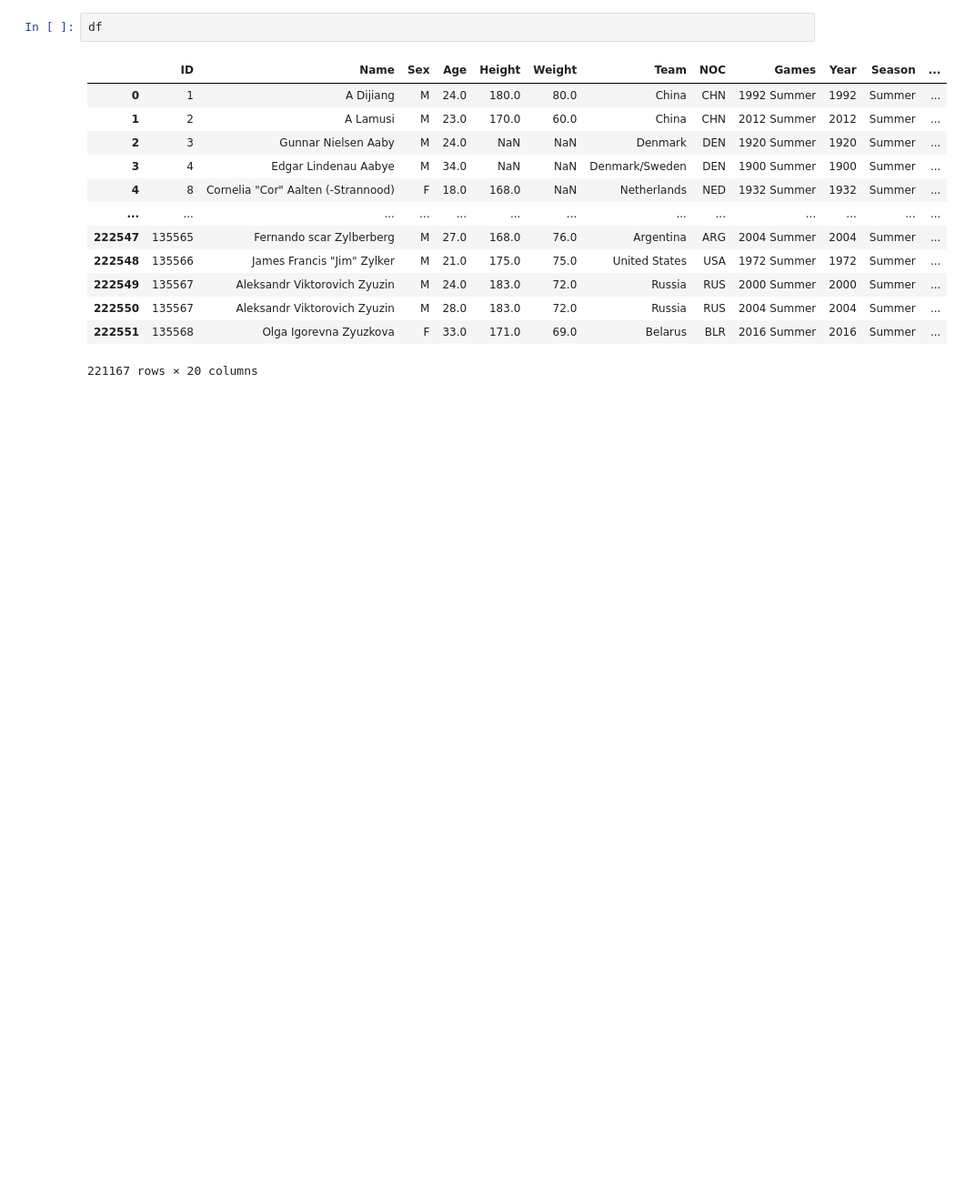
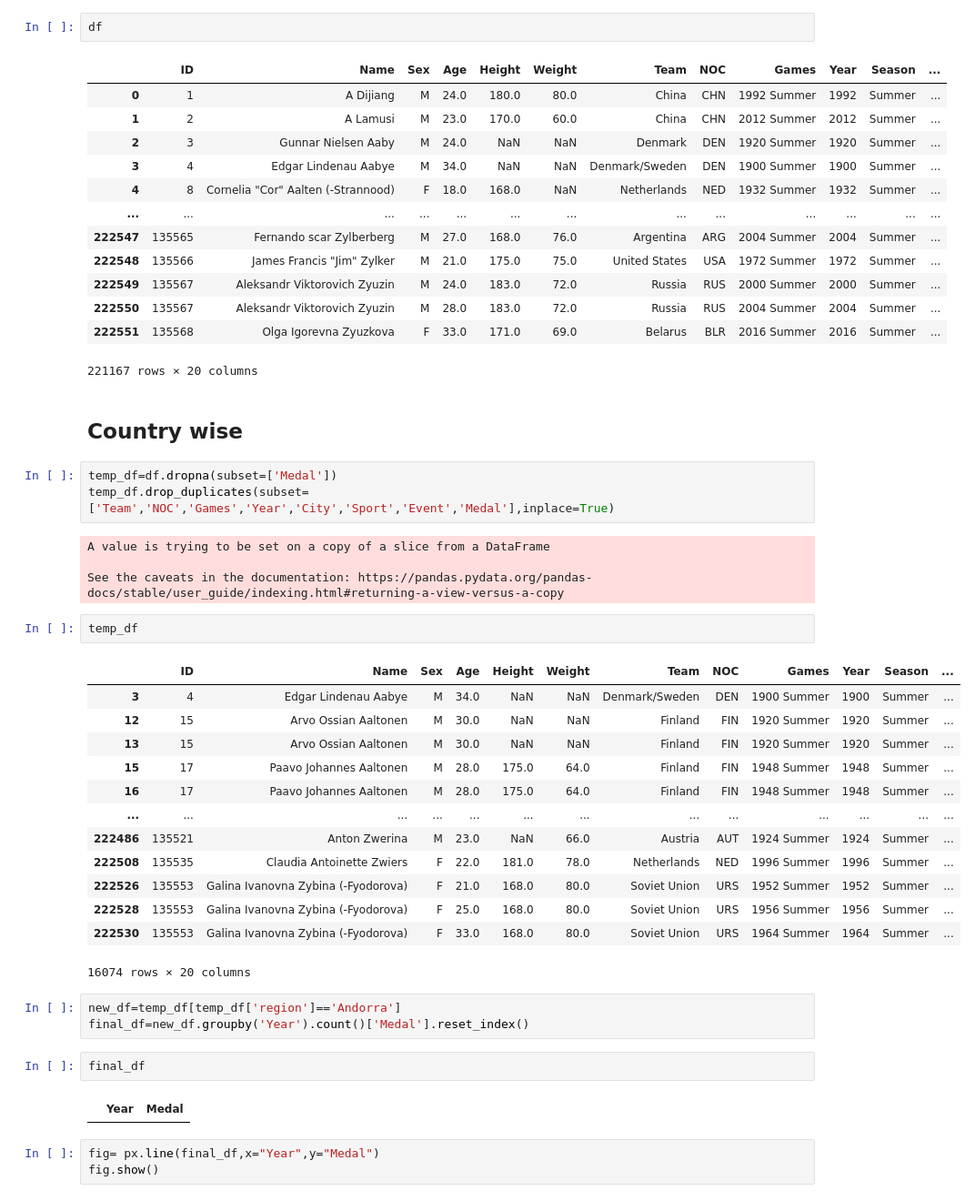
Before and after one commit to ghostridersahil/Olympics_data_analysis_with_user_interface, a Jupyter notebook: olympic_analysis.ipynb, the cells around one changed output. Shown at 91% size. Saved outputs shown, nothing was run; the diff lists cells and outputs as text; blank space fills up the shorter version.

```diff
--- a/olympic_analysis.ipynb
+++ b/olympic_analysis.ipynb
@@ -452,3 +470,39 @@ df
 | 222550 | 135567 | Aleksandr Viktorovich Zyuzin | M | 28.0 | 183.0 | 72.0 | Russia | RUS | 2004 Summer | 2004 | Summer | ... |
 | 222551 | 135568 | Olga Igorevna Zyuzkova | F | 33.0 | 171.0 | 69.0 | Belarus | BLR | 2016 Summer | 2016 | Summer | ... |
 221167 rows × 20 columns
+# %% [markdown]
+
+## Country wise
+# %%
+temp_df=df.dropna(subset=['Medal'])
+temp_df.drop_duplicates(subset=['Team','NOC','Games','Year','City','Sport','Event','Medal'],inplace=True)
+# %% [output]
+A value is trying to be set on a copy of a slice from a DataFrame
+
+See the caveats in the documentation: https://pandas.pydata.org/pandas-docs/stable/user_guide/indexing.html#returning-a-view-versus-a-copy
+# %%
+temp_df
+# %% [output]
+|  | ID | Name | Sex | Age | Height | Weight | Team | NOC | Games | Year | Season | ... |
+| 3 | 4 | Edgar Lindenau Aabye | M | 34.0 | NaN | NaN | Denmark/Sweden | DEN | 1900 Summer | 1900 | Summer | ... |
+| 12 | 15 | Arvo Ossian Aaltonen | M | 30.0 | NaN | NaN | Finland | FIN | 1920 Summer | 1920 | Summer | ... |
+| 13 | 15 | Arvo Ossian Aaltonen | M | 30.0 | NaN | NaN | Finland | FIN | 1920 Summer | 1920 | Summer | ... |
+| 15 | 17 | Paavo Johannes Aaltonen | M | 28.0 | 175.0 | 64.0 | Finland | FIN | 1948 Summer | 1948 | Summer | ... |
+| 16 | 17 | Paavo Johannes Aaltonen | M | 28.0 | 175.0 | 64.0 | Finland | FIN | 1948 Summer | 1948 | Summer | ... |
+| ... | ... | ... | ... | ... | ... | ... | ... | ... | ... | ... | ... | ... |
+| 222486 | 135521 | Anton Zwerina | M | 23.0 | NaN | 66.0 | Austria | AUT | 1924 Summer | 1924 | Summer | ... |
+| 222508 | 135535 | Claudia Antoinette Zwiers | F | 22.0 | 181.0 | 78.0 | Netherlands | NED | 1996 Summer | 1996 | Summer | ... |
+| 222526 | 135553 | Galina Ivanovna Zybina (-Fyodorova) | F | 21.0 | 168.0 | 80.0 | Soviet Union | URS | 1952 Summer | 1952 | Summer | ... |
+| 222528 | 135553 | Galina Ivanovna Zybina (-Fyodorova) | F | 25.0 | 168.0 | 80.0 | Soviet Union | URS | 1956 Summer | 1956 | Summer | ... |
+| 222530 | 135553 | Galina Ivanovna Zybina (-Fyodorova) | F | 33.0 | 168.0 | 80.0 | Soviet Union | URS | 1964 Summer | 1964 | Summer | ... |
+16074 rows × 20 columns
+# %%
+new_df=temp_df[temp_df['region']=='Andorra']
+final_df=new_df.groupby('Year').count()['Medal'].reset_index()
+# %%
+final_df
+# %% [output]
+|  | Year | Medal |
+# %%
+fig= px.line(final_df,x="Year",y="Medal")
+fig.show()
```
Also changed, not shown: parts of 10 cells of this notebook.
